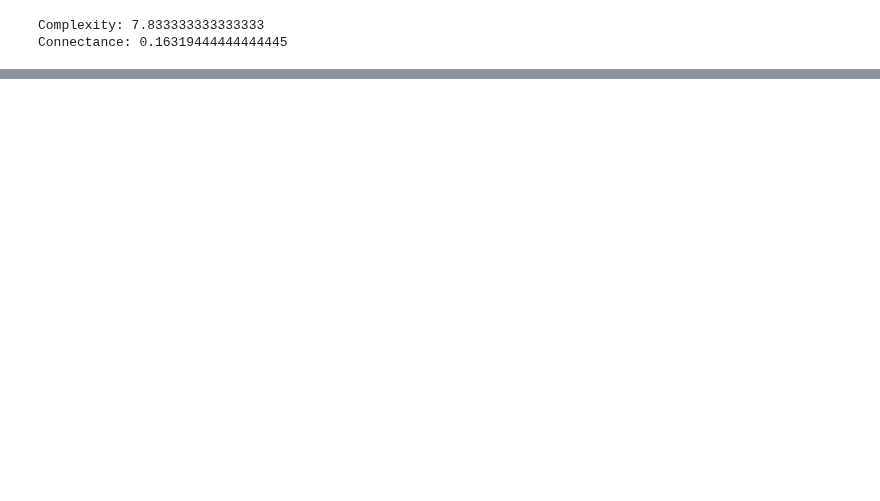
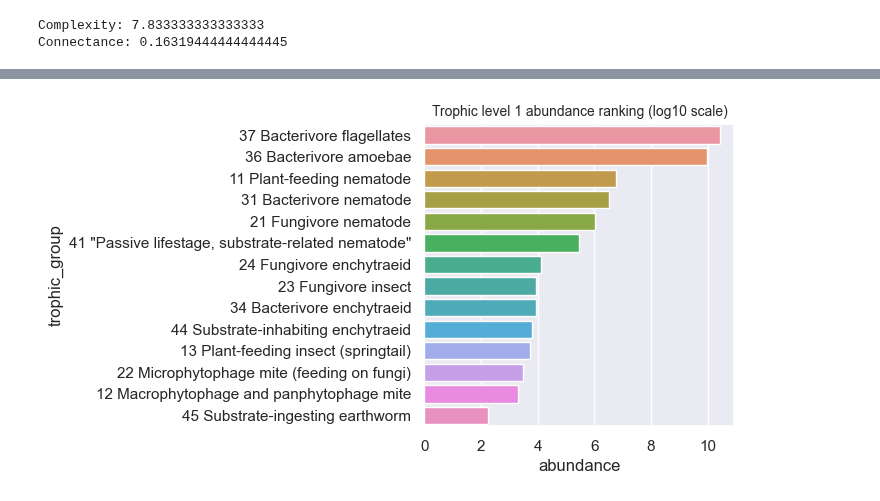
Before and after one commit to MartinMarzi/BEFANA, a Jupyter notebook: befana.ipynb, the cells around one changed output, grey strips where cells are left out. Saved outputs shown, nothing was run; the diff lists cells and outputs as text; code cells hidden in the pictures; blank space fills up the shorter version.

```diff
--- a/befana.ipynb
+++ b/befana.ipynb
@@ -391,0 +541,13 @@ Number of OTUs in plot A: 96
+# %%
+# Rank trophic groups by abundance per trophic level
+# trophic level 1
+tl1_abund = {x: round(math.log10(y["Abundance"]), 2) for x,y in G.nodes(data=True) if y["trophic_level"]==1}
+log_tl1_abund = sorted(tl1_abund.items(), key=itemgetter(1), reverse=True)
+
+# plot trophic level 1 abundance
+log_tl1_abund_df = pd.DataFrame(log_tl1_abund, columns= ["trophic_group", "abundance"])
+fig, plot = plt.subplots(figsize = (4,4), dpi = 100)
+sns.barplot(y="trophic_group", x="abundance", data=log_tl1_abund_df)
+plot.set_title('Trophic level 1 abundance ranking (log10 scale)', fontsize = 10);
+# %% [output]
+[figure, added]
```
Also changed, not shown: parts of 29 cells of this notebook, 1 other file.
